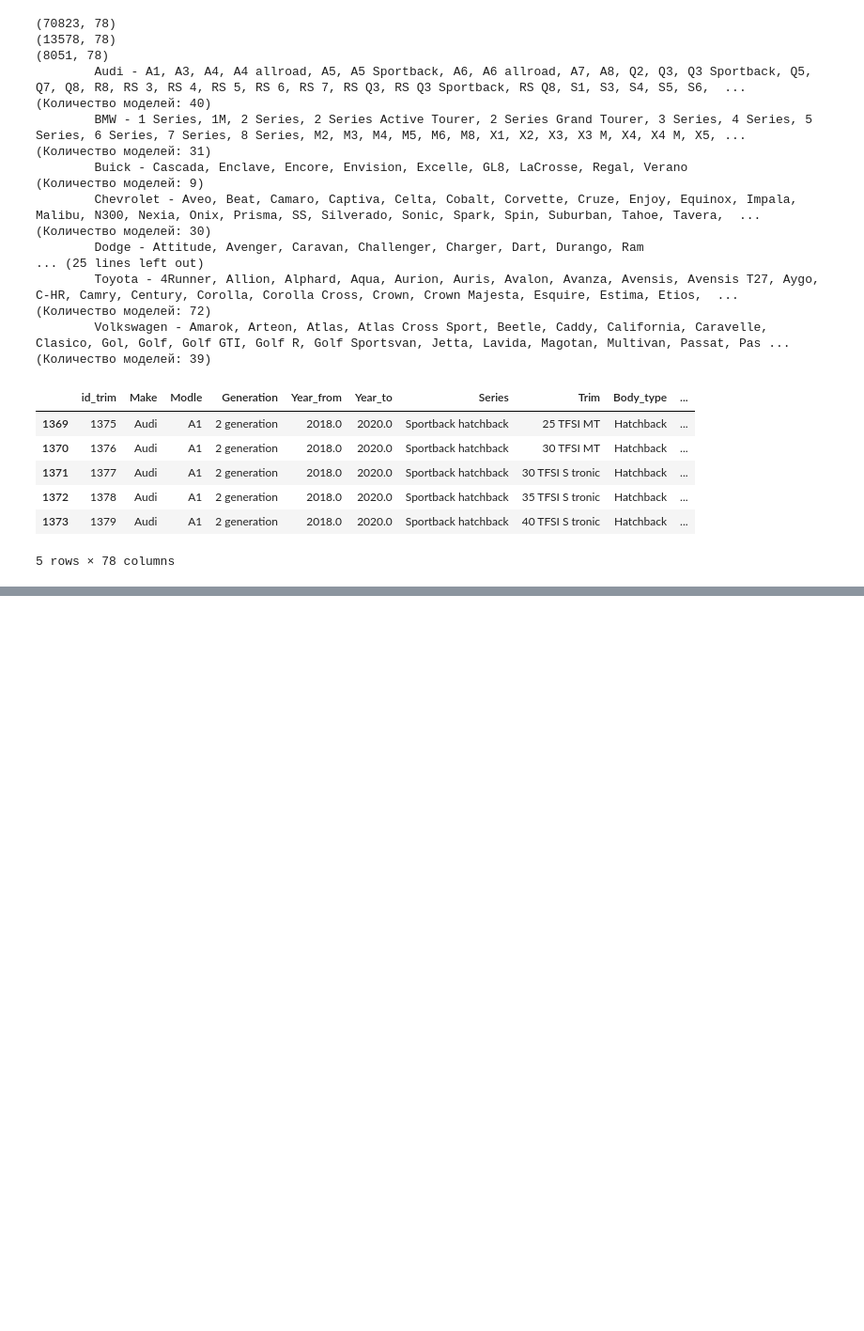
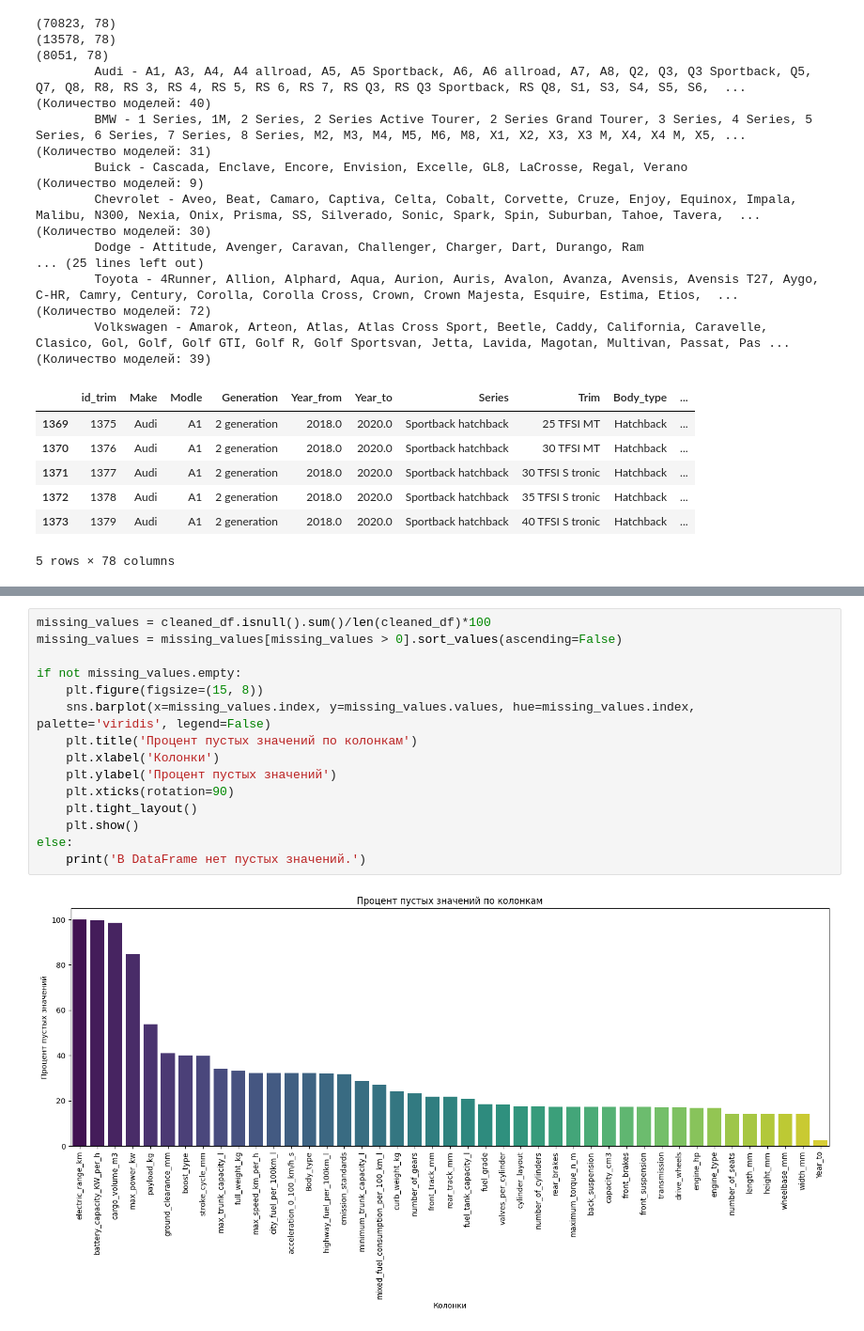
Before and after one commit to Giro216/AI_CAR_ASSISTANT, a Jupyter notebook: app/Service_Recommendation_LLM/cars1945_2020_analyst.ipynb, the cells around one changed output, grey strips where cells are left out. Shown at 94% size. Cells and saved outputs as stored; diff of their text form; blank space fills up the shorter version.

```diff
--- a/app/Service_Recommendation_LLM/cars1945_2020_analyst.ipynb
+++ b/app/Service_Recommendation_LLM/cars1945_2020_analyst.ipynb
@@ -259,0 +324,17 @@ print_rows_columns_as_array(filterByRating, 'Make', 'Modle', 'Series', 'Trim', c
+# %%
+missing_values = cleaned_df.isnull().sum()/len(cleaned_df)*100
+missing_values = missing_values[missing_values > 0].sort_values(ascending=False)
+
+if not missing_values.empty:
+    plt.figure(figsize=(15, 8))
+    sns.barplot(x=missing_values.index, y=missing_values.values, hue=missing_values.index, palette='viridis', legend=False)
+    plt.title('Процент пустых значений по колонкам')
+    plt.xlabel('Колонки')
+    plt.ylabel('Процент пустых значений')
+    plt.xticks(rotation=90)
+    plt.tight_layout()
+    plt.show()
+else:
+    print('В DataFrame нет пустых значений.')
+# %% [output]
+[figure, added]
```
Also changed, not shown: parts of 73 cells of this notebook, 2 other files.
